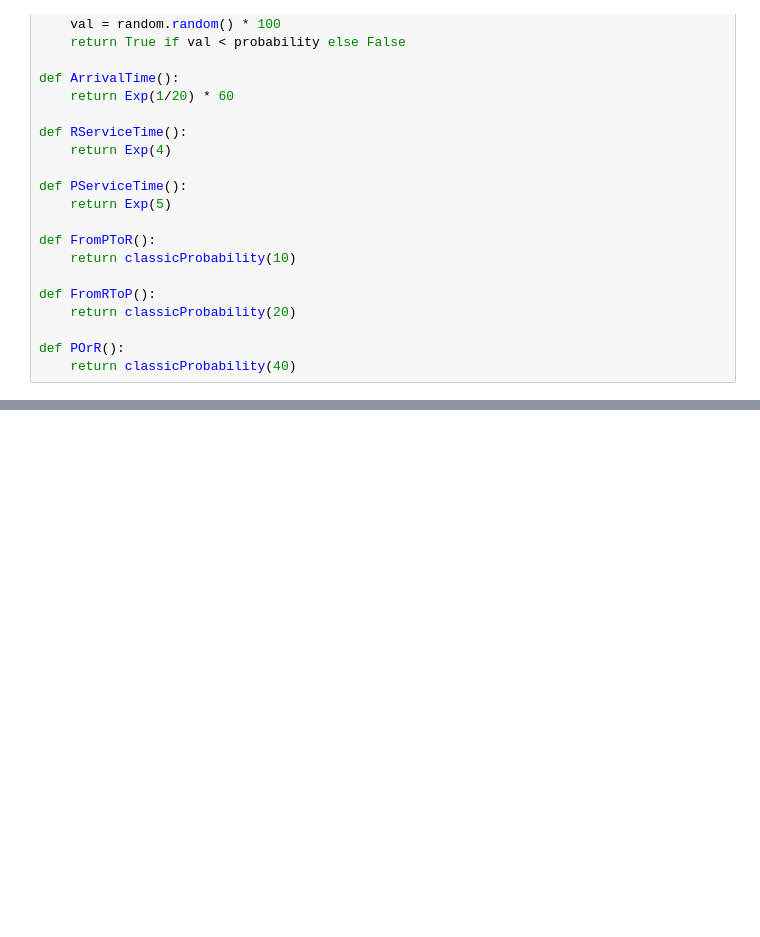
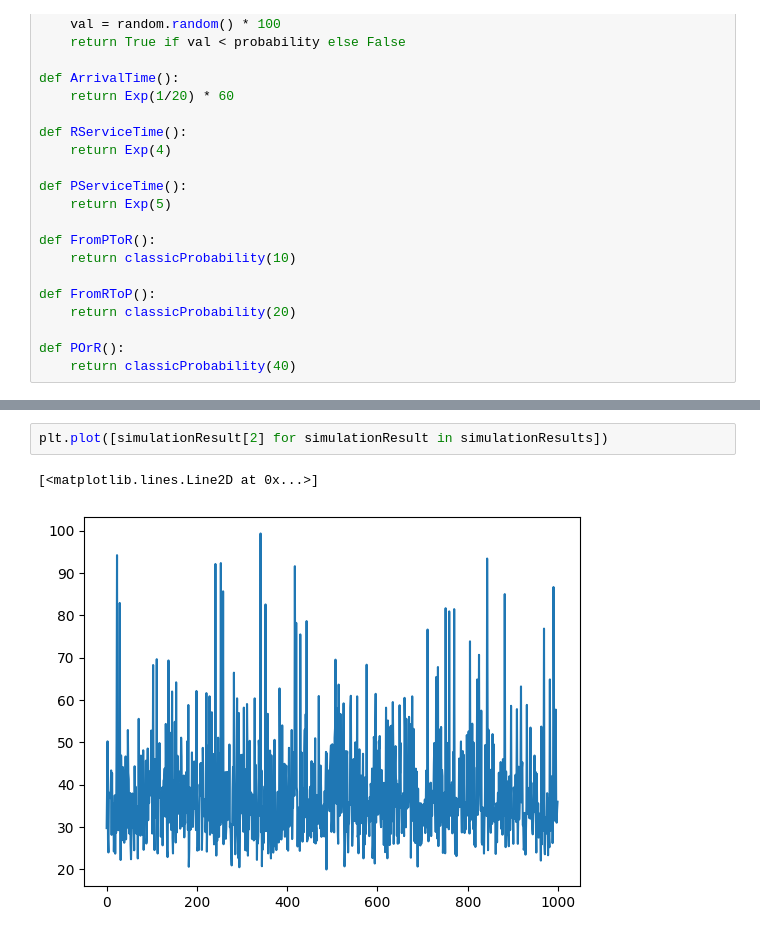
Before and after one commit to emryscv/Simulation-Queueing-theory, a Jupyter notebook: Simulation.ipynb, the cells around one changed output, grey strips where cells are left out. Saved outputs shown, nothing was run; the diff lists cells and outputs as text; blank space fills up the shorter version.

```diff
--- a/Simulation.ipynb
+++ b/Simulation.ipynb
@@ -202,0 +405,5 @@ print(totalDay / (iters),
+# %%
+plt.plot([simulationResult[2] for simulationResult in simulationResults])
+# %% [output]
+[<matplotlib.lines.Line2D at 0x...>]
+[figure, added]
```
Also changed, not shown: parts of 17 cells of this notebook, 2 other files.
